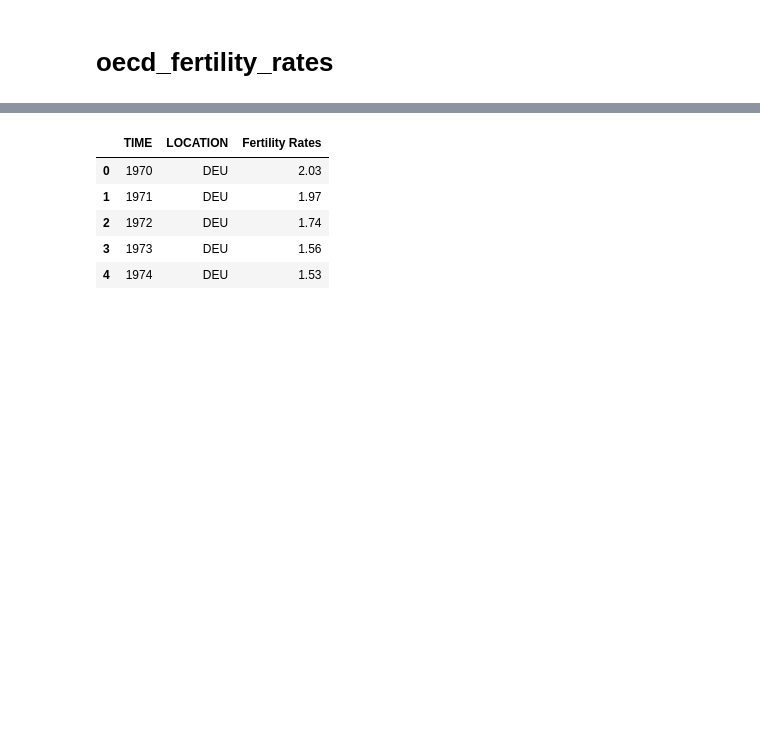
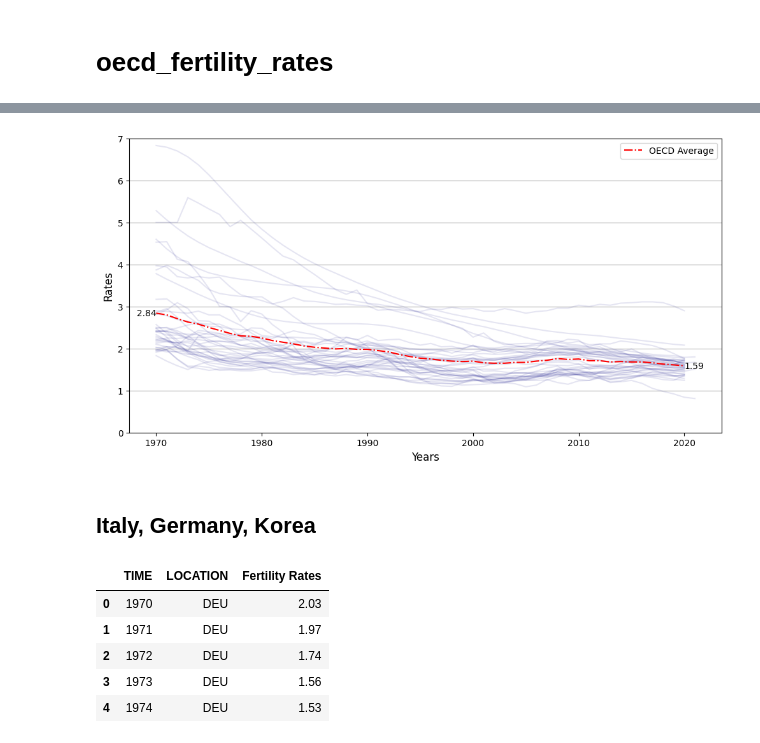
Before and after one commit to ikkjun/Declining_Fertility_Rates, a Jupyter notebook: Declining_Fertility_Rates.ipynb, the cells around one changed output, grey strips where cells are left out. Cells and saved outputs as stored; diff of their text form; code cells hidden in the pictures; blank space fills up the shorter version.

```diff
--- a/Declining_Fertility_Rates.ipynb
+++ b/Declining_Fertility_Rates.ipynb
@@ -8,0 +11,3 @@ import matplotlib.pyplot as plt
+# %%
+oecd = pd.read_csv('/Users/ikjuncho/Documents/GitHub/Declining_Fertility_Rates/DP_LIVE_17052023072235787.csv')
+oecd.head()
@@ -9,3 +63,43 @@ import matplotlib.pyplot as plt
+# %%
+plt.figure(figsize=(12, 6))
+
+# Extract data for the desired columns
+locations = oecd[oecd['LOCATION'] == 'OAVG']['LOCATION']
+years = oecd[oecd['LOCATION'] == 'OAVG']['TIME']
+values = oecd[oecd['LOCATION'] == 'OAVG']['Value']
+
+# Plot the graph with red color for 'OAVG' location
+plt.plot(years, values, ls='dashdot', markersize=4, color='red', zorder=39)
+
+# Plot only the last value of 'OAVG'
+x1 = years.iloc[-1]
+y1 = values.iloc[-1]
+plt.text(x1, y1, f'{y1:.2f}', ha='left', va='center')
+
+x2 = years.iloc[0]
+y2 = values.iloc[0]
+plt.text(x2, y2, f'{y2:.2f}', ha='right', va='center')
+
+# Plot other locations (in default color)
+other_locations = oecd[oecd['LOCATION'] != 'OAVG']['LOCATION'].unique()
+for location in other_locations:
+    x = oecd[(oecd['LOCATION'] == location)]['TIME']
+    y = oecd[(oecd['LOCATION'] == location)]['Value']
+    plt.plot(x, y, color = 'navy', alpha=0.1)
+
+# Customize the graph
+plt.ylim(0,7)
+plt.xlabel('Years', fontsize=12)
+plt.ylabel('Rates', fontsize=12)
+plt.legend(['OECD Average'], loc='best')
+
+# Display the graph
+plt.grid(axis='y')
+plt.show()
+# %% [output]
+[figure, added]
+# %% [markdown]
+## Italy, Germany, Korea
 # %%
 df_dfr = pd.read_csv('/Users/ikjuncho/Documents/GitHub/Declining_Fertility_Rates/oecd_fertility_rates.csv')
 df_gii = pd.read_csv('/Users/ikjuncho/Documents/GitHub/Declining_Fertility_Rates/HDR_gii.csv')
```
Also changed, not shown: parts of 6 cells of this notebook.
